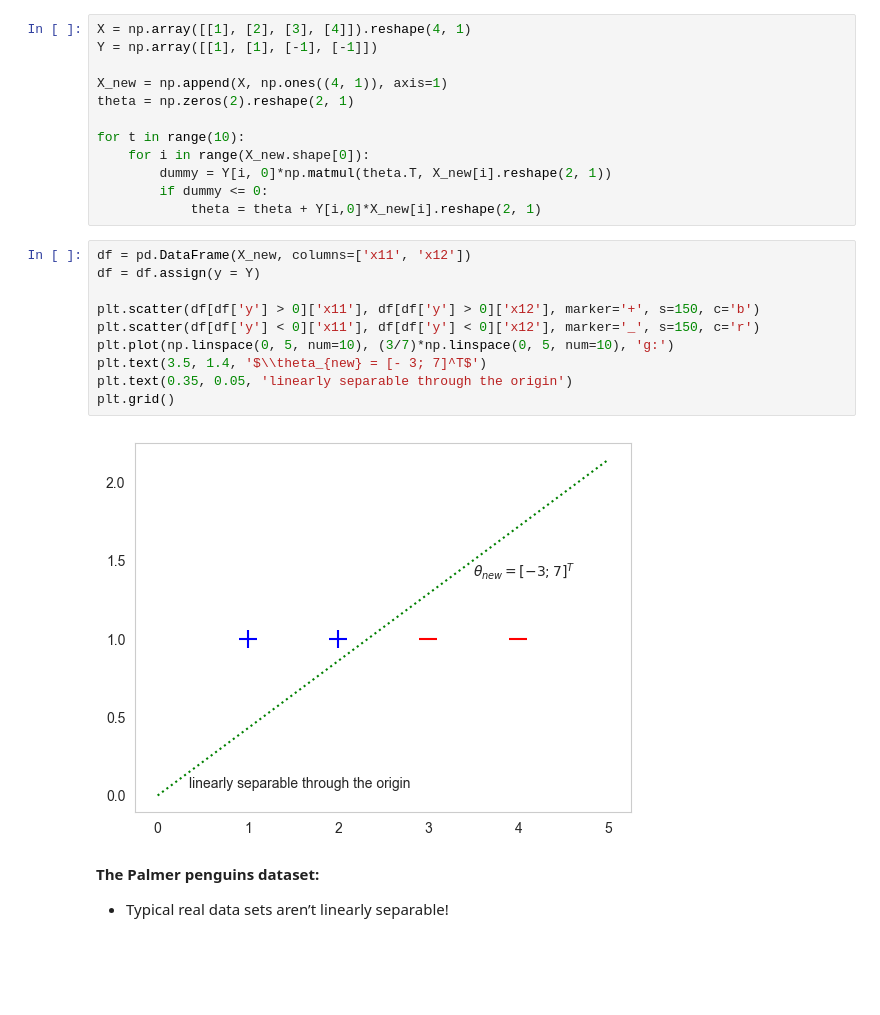
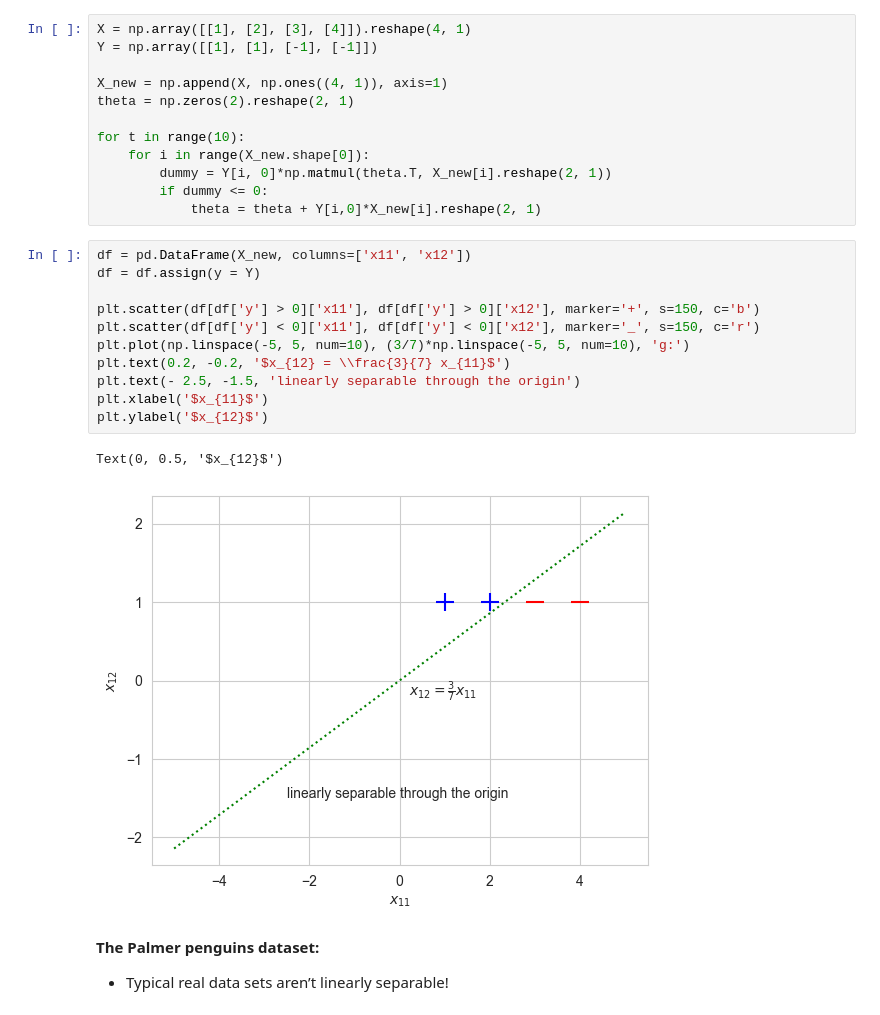
Before and after one commit to pquynhvu/ML, a Jupyter notebook: linear-classifiers.ipynb, the cells around one changed output. Drawn from its saved outputs; the diff is of its cells as text; blank space fills up the shorter version.

```diff
--- a/linear-classifiers.ipynb
+++ b/linear-classifiers.ipynb
@@ -98,15 +96,17 @@ for t in range(10):
 # %%
 df = pd.DataFrame(X_new, columns=['x11', 'x12'])
 df = df.assign(y = Y)
 
 plt.scatter(df[df['y'] > 0]['x11'], df[df['y'] > 0]['x12'], marker='+', s=150, c='b')
 plt.scatter(df[df['y'] < 0]['x11'], df[df['y'] < 0]['x12'], marker='_', s=150, c='r')
-plt.plot(np.linspace(0, 5, num=10), (3/7)*np.linspace(0, 5, num=10), 'g:')
-plt.text(3.5, 1.4, '$\\theta_{new} = [- 3; 7]^T$')
-plt.text(0.35, 0.05, 'linearly separable through the origin')
-plt.grid()
+plt.plot(np.linspace(-5, 5, num=10), (3/7)*np.linspace(-5, 5, num=10), 'g:')
+plt.text(0.2, -0.2, '$x_{12} = \\frac{3}{7} x_{11}$')
+plt.text(- 2.5, -1.5, 'linearly separable through the origin')
+plt.xlabel('$x_{11}$')
+plt.ylabel('$x_{12}$')
 # %% [output]
+Text(0, 0.5, '$x_{12}$')
-[figure, old version]
+[figure, new version]
 # %% [markdown]
 **The Palmer penguins dataset:**
 
```
Also changed, not shown: parts of 2 cells of this notebook.
